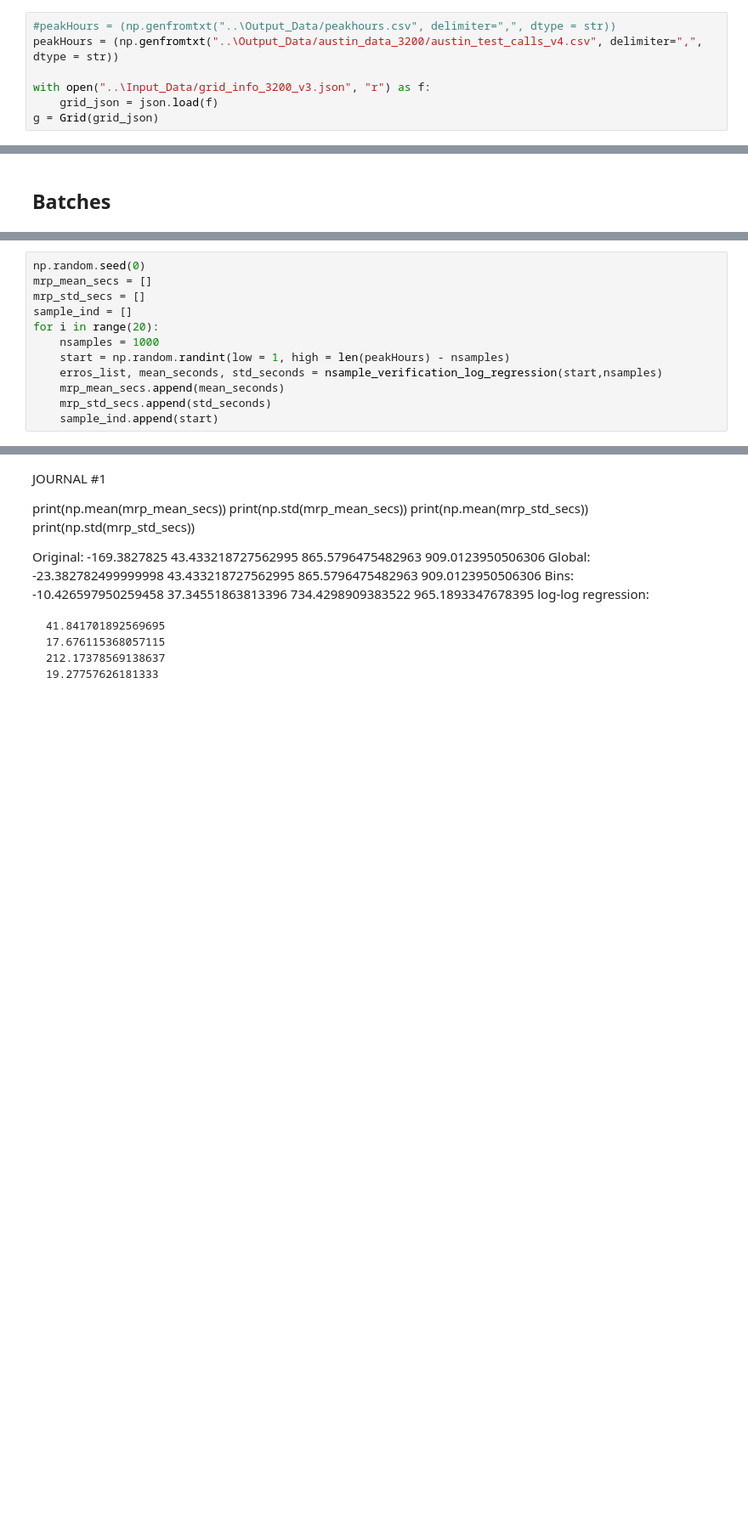
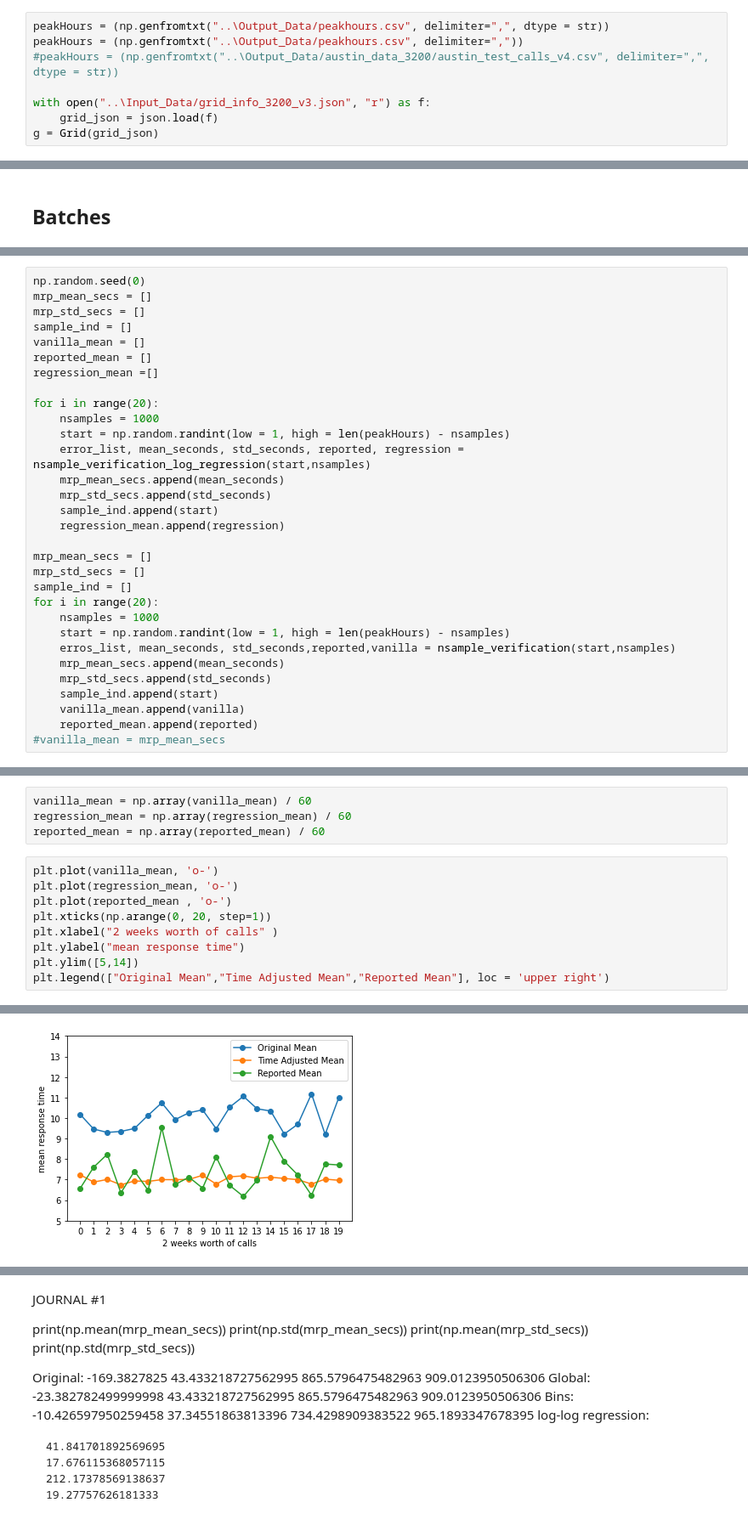
Before and after one commit to joshua-ong/AmbulanceDeployment, a Jupyter notebook: verification/verification.ipynb, the cells around one changed output, grey strips where cells are left out. Shown at 85% size. Saved outputs shown, nothing was run; the diff lists cells and outputs as text; blank space fills up the shorter version.

Commit message:
Changes for the paper
This included updating the simulation, verification and regression results.

```diff
--- a/verification/verification.ipynb
+++ b/verification/verification.ipynb
@@ -51,8 +51,9 @@ class Grid():
         except KeyError:
             return "0_0"
 # %%
-#peakHours = (np.genfromtxt("..\Output_Data/peakhours.csv", delimiter=",", dtype = str))
-peakHours = (np.genfromtxt("..\Output_Data/austin_data_3200/austin_test_calls_v4.csv", delimiter=",", dtype = str))
+peakHours = (np.genfromtxt("..\Output_Data/peakhours.csv", delimiter=",", dtype = str))
+peakHours = (np.genfromtxt("..\Output_Data/peakhours.csv", delimiter=","))
+#peakHours = (np.genfromtxt("..\Output_Data/austin_data_3200/austin_test_calls_v4.csv", delimiter=",", dtype = str))
 
 with open("..\Input_Data/grid_info_3200_v3.json", "r") as f:
     grid_json = json.load(f)
@@ -197,12 +209,31 @@ def nsample_verification_log_regression(sample_start,nsamples):
 # %%
 np.random.seed(0)
+mrp_mean_secs = []
+mrp_std_secs = []
+sample_ind = []
+vanilla_mean = []
+reported_mean = []
+regression_mean =[]
+
+for i in range(20):
+    nsamples = 1000
+    start = np.random.randint(low = 1, high = len(peakHours) - nsamples)
+    error_list, mean_seconds, std_seconds, reported, regression = nsample_verification_log_regression(start,nsamples)
+    mrp_mean_secs.append(mean_seconds)
+    mrp_std_secs.append(std_seconds)
+    sample_ind.append(start)
+    regression_mean.append(regression)
+
 mrp_mean_secs = []
 mrp_std_secs = []
 sample_ind = []
 for i in range(20):
     nsamples = 1000
     start = np.random.randint(low = 1, high = len(peakHours) - nsamples)
-    erros_list, mean_seconds, std_seconds = nsample_verification_log_regression(start,nsamples)
+    erros_list, mean_seconds, std_seconds,reported,vanilla = nsample_verification(start,nsamples)
     mrp_mean_secs.append(mean_seconds)
     mrp_std_secs.append(std_seconds)
     sample_ind.append(start)
+    vanilla_mean.append(vanilla)
+    reported_mean.append(reported)
+#vanilla_mean = mrp_mean_secs
@@ -208,0 +256,14 @@ for i in range(20):
+# %%
+vanilla_mean = np.array(vanilla_mean) / 60
+regression_mean = np.array(regression_mean) / 60
+reported_mean = np.array(reported_mean) / 60
+# %%
+plt.plot(vanilla_mean, 'o-')
+plt.plot(regression_mean, 'o-')
+plt.plot(reported_mean , 'o-')
+plt.xticks(np.arange(0, 20, step=1))
+plt.xlabel("2 weeks worth of calls" )
+plt.ylabel("mean response time")
+plt.ylim([5,14])
+plt.legend(["Original Mean","Time Adjusted Mean","Reported Mean"], loc = 'upper right')
+# %% [output]
@@ -209,3 +271,4 @@ for i in range(20):
+[figure, added]
 # %%
 print(np.mean(mrp_mean_secs))
 print(np.std(mrp_mean_secs))
```
Also changed, not shown: parts of 16 cells of this notebook, 4 other files.
